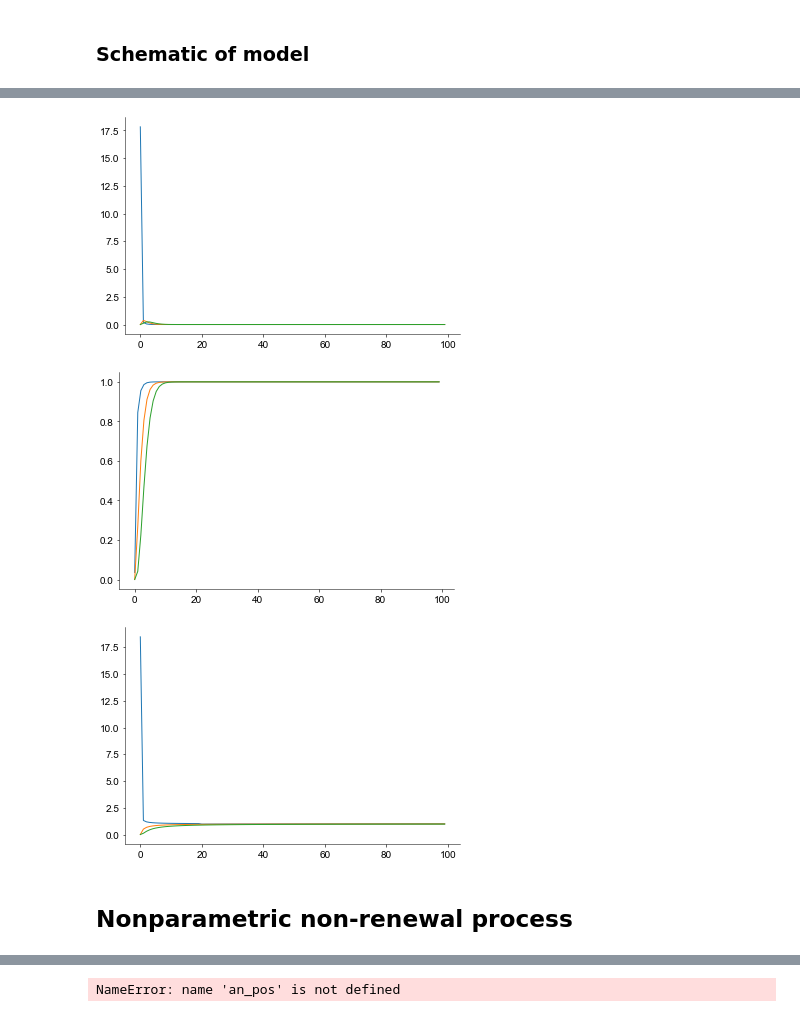
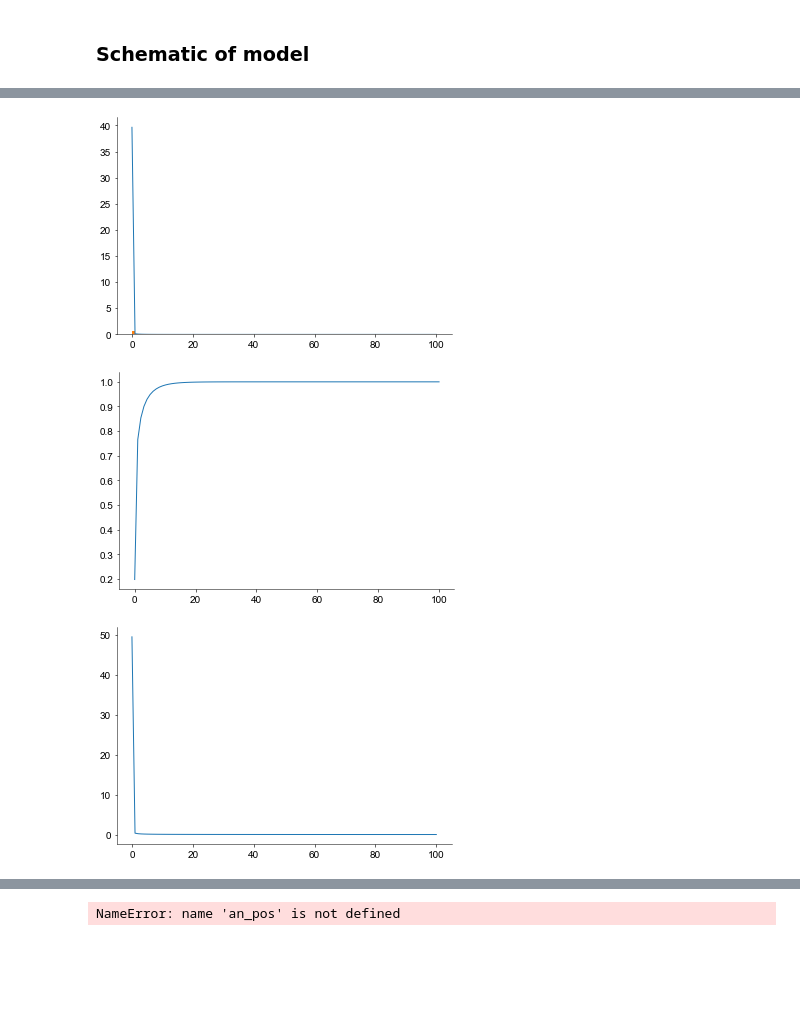
Before and after one commit to davindicode/nonparametric-nonrenewal-process, a Jupyter notebook: scripts/plots/plots.ipynb, the cells around one changed output, grey strips where cells are left out. Saved outputs shown, nothing was run; the diff lists cells and outputs as text; code cells hidden in the pictures; blank space fills up the shorter version.

```diff
--- a/scripts/plots/plots.ipynb
+++ b/scripts/plots/plots.ipynb
@@ -97,13 +60,3 @@ The autoreload extension is already loaded. To reload it, use:
-# %%
-jax.config.update('jax_platform_name', 'cpu')
-#jax.config.update('jax_disable_jit', True)
-jax.config.update("jax_enable_x64", True)
-array_type = 'float64'
-
-# seed everything
-seed = 1234
-prng_state = jax.random.PRNGKey(seed)
-rng = np.random.default_rng(seed)
 # %%
 import plot_baselines
 
@@ -185,8 +330,8 @@ pos_prior_samples = state_space.sample_prior(
 # %%
 def get_renewal(renewal_type, neurons, dt):
     if renewal_type == 'gamma':
-        alpha = np.linspace(0.5, 3.5, neurons)
-        renewal = lib.likelihoods.renewal.Gamma(
+        alpha = np.linspace(0.2, 100.5, neurons)
+        renewal = lib.likelihoods.GammaRenewal(
             neurons,
             dt,
             alpha,
@@ -194,22 +339,22 @@ def get_renewal(renewal_type, neurons, dt):
 
     elif renewal_type == 'lognorm':
         sigma = np.linspace(0.5, 1.5, neurons)
-        renewal = lib.likelihoods.renewal.LogNormal(
+        renewal = lib.likelihoods.LogNormalRenewal(
             neurons,
             dt,
             sigma,
         )
 
     elif renewal_type == 'invgauss':
-        mu = np.linspace(0.5, 1.5, neurons)
-        renewal = lib.likelihoods.renewal.InverseGaussian(
+        mu = np.linspace(1.0, 1.5, neurons)
+        renewal = lib.likelihoods.InverseGaussianRenewal(
             neurons,
             dt,
             mu,
         )
 
     elif renewal_type == 'exponential':
-        renewal = lib.likelihoods.renewal.Exponential(
+        renewal = lib.likelihoods.ExponentialRenewal(
             neurons,
             dt,
         )
@@ -223,18 +363,26 @@ rm = get_renewal('gamma', obs_dims, dt)
 # %%
+dt = 0.001
+rm = get_renewal('gamma', 1, dt)
+
+mc = 1000
+samples = jax.vmap(rm.sample_ISI)(jr.split(prng_state, mc))
+
+
 ISI = jnp.linspace(0.001, 100., 100)[:, None]
 
 ll = jax.vmap(rm.log_density)(ISI)
-plt.plot(np.exp(ll)[:, :])
+plt.plot(ISI, np.exp(ll)[:, :])
+plt.hist(np.array(samples)[:, -1], bins=np.array(ISI)[:, 0], density=True)
 plt.show()
 
 cd = jax.vmap(rm.cum_density)(ISI)
-plt.plot(cd[:, :])
+plt.plot(ISI, cd[:, :])
 plt.show()
 
 lh = jax.vmap(rm.log_hazard)(ISI)
-plt.plot(jnp.exp(lh[:, :]))
+plt.plot(ISI, jnp.exp(lh[:, :]))
 plt.show()
 # %% [output]
-[figure, old version]
+[figure, new version]
-[figure, old version]
+[figure, new version]
-[figure, old version]
+[figure, new version]
@@ -270,2 +388,0 @@ ISI_density = bnpp.sample_conditional_ISI(
-# %% [markdown]
-## Nonparametric non-renewal process
```
Also changed, not shown: parts of 22 cells of this notebook, 15 other files.
